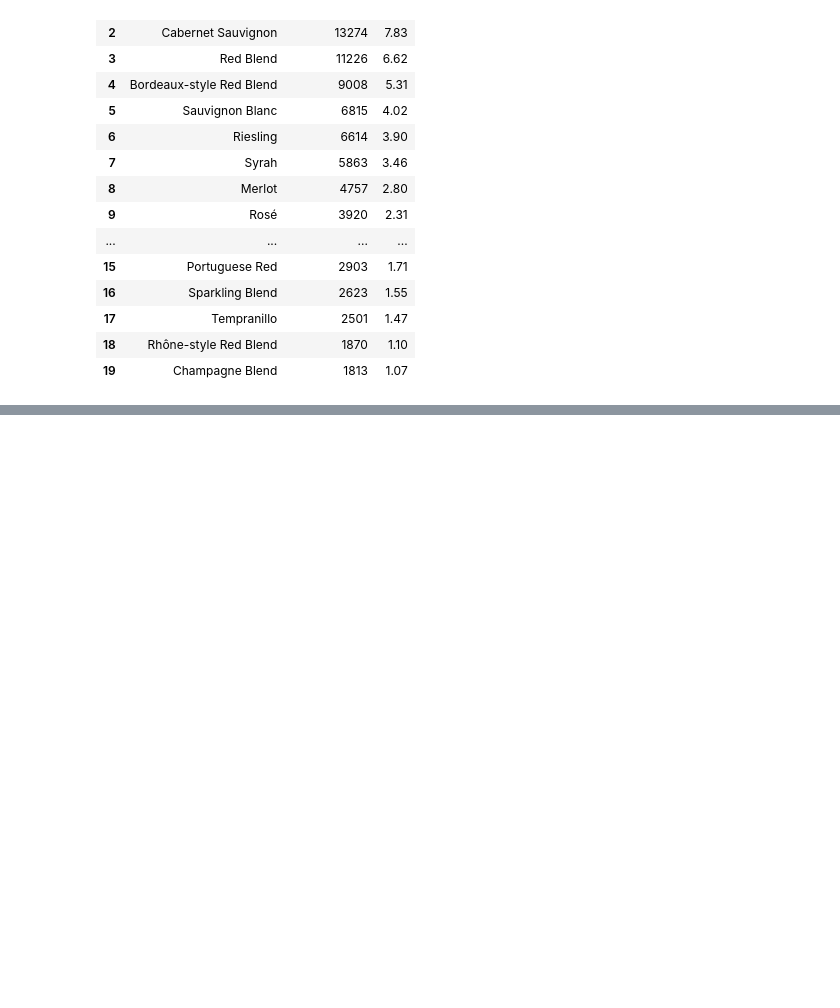
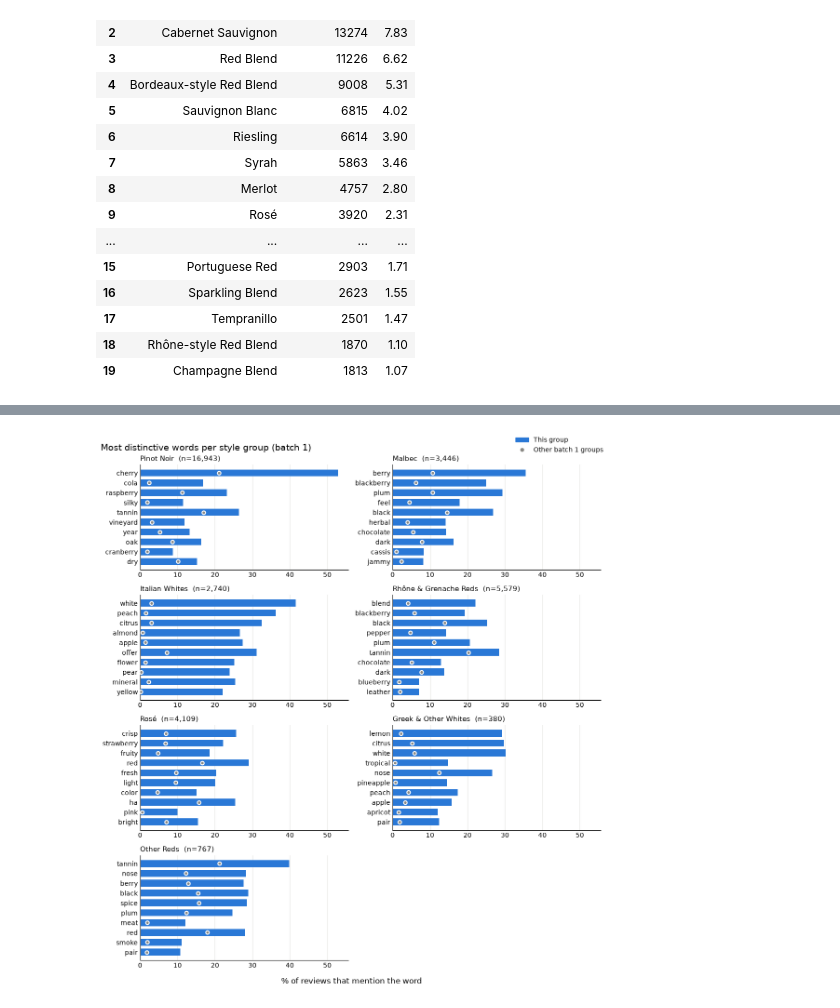
Before and after one commit to Madlenate/Winery_reviews, a Jupyter notebook: data_analysis.ipynb, the cells around one changed output, grey strips where cells are left out. Drawn from its saved outputs; the diff is of its cells as text; code cells hidden in the pictures; blank space fills up the shorter version.

```diff
--- a/data_analysis.ipynb
+++ b/data_analysis.ipynb
@@ -83,0 +511,3 @@ all_reviews.head()
+# %%
+df_batch1["raw_tokens"] = df_batch1["tokens"]
+df_batch1["tokens"] = df_batch1["description"].apply(clean_token)
@@ -83,0 +543,15 @@ all_reviews.head()
+# %%
+from collections import Counter
+
+doc_freq = {}
+group_size = {}
+
+for style in styles:
+    sub = df_batch1[df_batch1["style_group"] == style]
+    doc_freq["style"] = FreqDist(w for toks in sub["tokens"] for w in set(toks)) # grabbing frequency of each token within each style
+    group_size[style] = len(sub)
+
+total_freq = Counter()
+for fd in doc_freq.values():
+    total_freq.update(fd)
+N = sum(group_size.values()) # grabbing the total number of reviews
@@ -83,0 +595,41 @@ all_reviews.head()
+# %%
+import math
+from matplotlib.lines import Line2D
+from matplotlib.patches import Patch
+
+GROUP = "#2a78d6"   # blue bar: this group
+REST  = "#8a8984"   # gray dot: the other batch 1 groups
+
+ncols = 2
+nrows = math.ceil(len(styles) / ncols)
+fig, axes = plt.subplots(nrows, ncols, figsize=(11, 3 * nrows), sharex=True)
+axes = axes.flatten()
+
+for ax, style in zip(axes, styles):
+    d = distinct[style]
+
+    ax.barh(d["word"], d["pct_group"], color=GROUP, height=0.7)
+    ax.scatter(d["pct_rest"], d["word"], color=REST, s=30, zorder=3,
+               edgecolor="white", linewidth=1.5)          # white ring keeps the dot visible on the bar
+    ax.invert_yaxis()
+    ax.set_title(f"{style}  (n={group_size[style]:,})", loc="left", fontsize=11)
+
+    ax.spines[["top", "right"]].set_visible(False)
+    ax.grid(axis="x", color="#e5e4e0", linewidth=0.8)
+    ax.set_axisbelow(True)
+    ax.tick_params(length=0)
+    ax.xaxis.set_tick_params(labelbottom=True)
+
+for ax in axes[len(styles):]:
+    ax.set_visible(False)
+
+fig.legend(handles=[Patch(color=GROUP, label="This group"),
+                    Line2D([], [], marker="o", color="w", markerfacecolor=REST,
+                           markersize=7, label="Other batch 1 groups")],
+           loc="upper right", frameon=False)
+fig.suptitle(f"Most distinctive words per style group (batch 1)", x=0.01, ha="left", fontsize=14)
+fig.supxlabel("% of reviews that mention the word")
+plt.tight_layout()
+plt.show()
+# %% [output]
+[figure, added]
```
Also changed, not shown: parts of 41 cells of this notebook, 3 other files.
